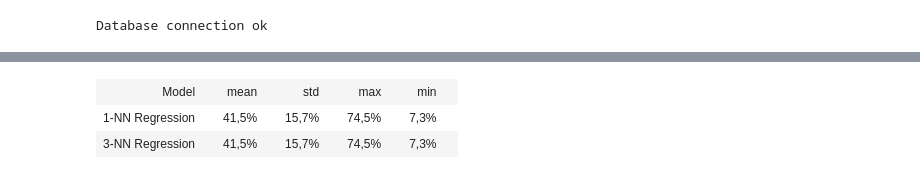
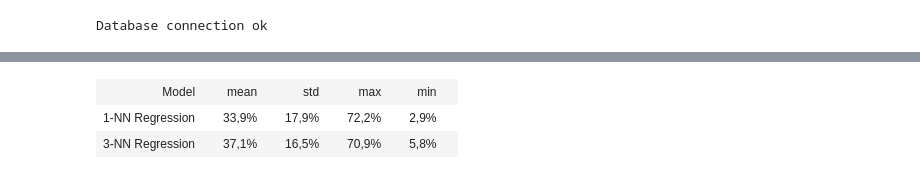
Before and after one commit to Miikkasna/cablepredictions, a Jupyter notebook: Whole ship cabling readiness.ipynb, the cells around one changed output, grey strips where cells are left out. Drawn from its saved outputs; the diff is of its cells as text; code cells hidden in the pictures.

```diff
--- a/Whole ship cabling readiness.ipynb
+++ b/Whole ship cabling readiness.ipynb
@@ -304,7 +402,7 @@ for model_name in models.keys():
                 .format(test_ship)
             )
             data = np.array(cursor.fetchall())
-            X_test.append(ship_gt[train_ship])
+            X_test.append(ship_gt[test_ship])
             y_test.append(data[:, 0])
         X_test = np.array(X_test).reshape((-1, 1))
         y_test = np.array(y_test)
@@ -347,7 +445,7 @@ ship_features = dict(zip(ships, data[:, [1, 2]]))
 # init regression models
 models = dict()
 models['1-NN Regression'] = KNeighborsRegressor(1, weights='distance')
-models['6-NN Regression'] = KNeighborsRegressor(3, weights='distance')
+models['6-NN Regression'] = KNeighborsRegressor(6, weights='distance')
 
 
 # init cable intervals to zero
@@ -401,7 +499,7 @@ for model_name in models.keys():
                 .format(test_ship)
             )
             data = np.array(cursor.fetchall())
-            X_test.append(ship_features[train_ship])
+            X_test.append(ship_features[test_ship])
             y_test.append(data[:, 0])
         X_test = np.array(X_test)
         y_test = np.array(y_test)
@@ -414,10 +512,12 @@ for model_name in models.keys():
 
         # evaluate
         score = np.abs((y_test - preds)).sum()/4.0
-        if abs(score-0.2)<0.1:
+        if False:# abs(score-0.2)<0.1:
+            print(ships[test_i], print(X_test))
             plt.plot(y_test[1, :], 'r')
             plt.plot(y_test[0, :], 'g')
             plt.plot(preds[1, :], 'b')
+            plt.plot(preds[0, :], 'y')
             plt.show()
         scores.append(score)
 
@@ -500,7 +600,7 @@ for model_name in models.keys():
                 .format(test_ship)
             )
             data = np.array(cursor.fetchall())
-            X_test.append(ship_gt[train_ship])
+            X_test.append(ship_gt[test_ship])
             y_test.append(data[:, 0])
         X_test = np.array(X_test).reshape((-1, 1))
         y_test = np.array(y_test)
@@ -530,6 +630,7 @@ display_table(table_rows)
 # Whole ship design progress (weekly)
 # Predictors:
 # GT
+# prototype
 # Algorithms:
 # K-NN Regressor
 
@@ -595,7 +696,7 @@ for model_name in models.keys():
                 .format(test_ship)
             )
             data = np.array(cursor.fetchall())
-            X_test.append(ship_features[train_ship])
+            X_test.append(ship_features[test_ship])
             y_test.append(data[:, 0])
         X_test = np.array(X_test)
         y_test = np.array(y_test)
@@ -684,33 +806,33 @@ for model_name in models.keys():
         y_test = []
         for i in test_i:
             test_ship = ships[i]
             cursor.execute(
                 "SELECT avg(y_true) FROM progress WHERE project_id = {} GROUP BY mt"
                 .format(test_ship)
             )
             data = np.array(cursor.fetchall())
-            X_test.append(ship_features[train_ship])
+            X_test.append(ship_features[test_ship])
             y_test.append(data[:, 0])
         X_test = np.array(X_test)
         y_test = np.array(y_test)
         y_test = y_test/y_test.sum(axis=1)[:, None]
         X_test = scaler.transform(X_test) #normalize features
 
         # fit the model
         model.fit(X_train, y_train)
         preds = model.predict(X_test)
 
         #plt.plot(y_test[1, :], 'r')
         #plt.plot(preds[1, :], 'b')
         #plt.show()
         # evaluate
         score = np.abs((y_test - preds)).sum()/4.0
         scores.append(score)
 
     scores = np.array(scores)
     table_rows.append((model_name, 1-scores.mean(), scores.std(), 1-scores.min(), 1-scores.max()))
 display_table(table_rows)
 # %% [output]
 | Model |  | mean |  | std |  | max |  | min |  |
-| 1-NN Regression |  | 41,5% |  | 15,7% |  | 74,5% |  | 7,3% |  |
-| 3-NN Regression |  | 41,5% |  | 15,7% |  | 74,5% |  | 7,3% |  |
+| 1-NN Regression |  | 33,9% |  | 17,9% |  | 72,2% |  | 2,9% |  |
+| 3-NN Regression |  | 37,1% |  | 16,5% |  | 70,9% |  | 5,8% |  |
```
Also changed, not shown: parts of 7 cells of this notebook.
